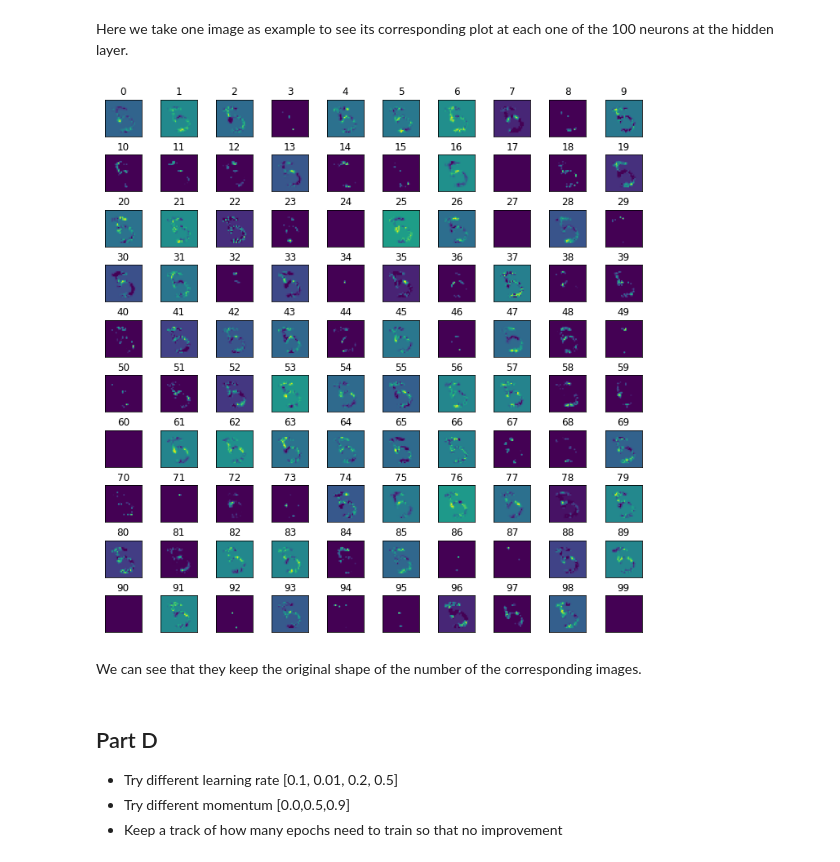
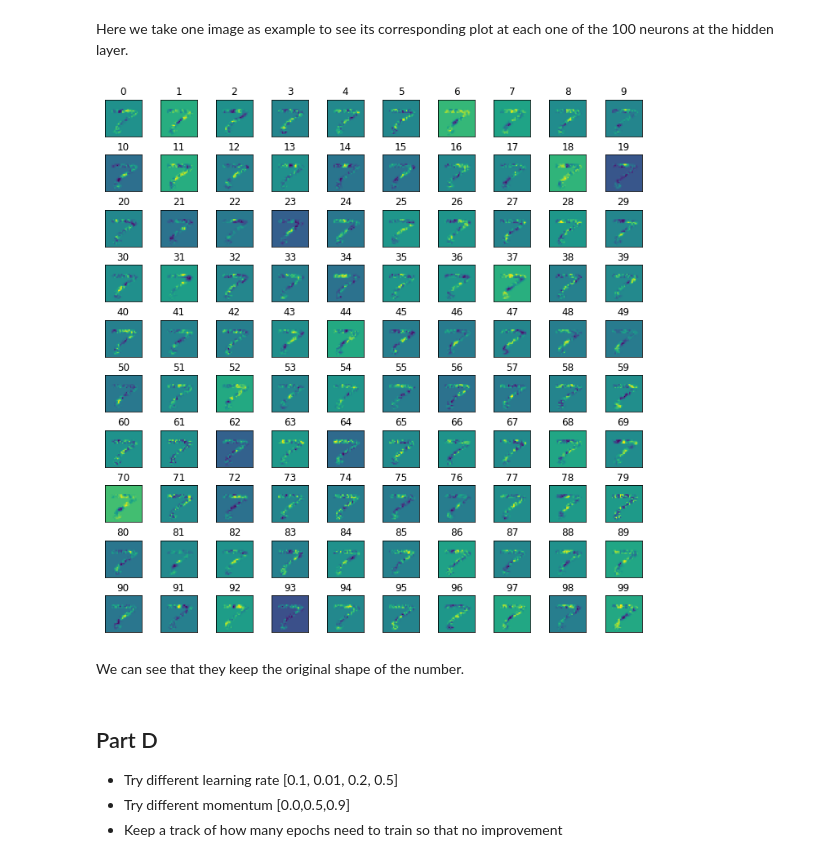
Before and after one commit to xdr100/5241HW, a Jupyter notebook: HW4Q5.ipynb, the cells around one changed output. Drawn from its saved outputs; the diff is of its cells as text; code cells hidden in the pictures.

```diff
--- a/HW4Q5.ipynb
+++ b/HW4Q5.ipynb
@@ -319,32 +319,32 @@ Here we take one image as example to see its corresponding plot at each one of t
 # %%
 #to load a single image
 for j, (img,labels) in enumerate(train_loader):
     if j==1:
       break
 
 weight=retrained_model[0].weight.data.clone()
-bias=retrained_model[0].bias.data.clone()
+#bias=retrained_model[0].bias.data.clone()
 
 fig = plt.figure(figsize=(12,12))
 outer = gridspec.GridSpec(10, 10, wspace=0.2, hspace=0.5)
 for i in range(100):
     inner = gridspec.GridSpecFromSubplotSpec(1, 1,
                       subplot_spec=outer[i], wspace=0.1, hspace=0.1)
 
 
     ax = plt.Subplot(fig, inner[0])
-    ttt=weight[i].cpu()*img[0]+bias[i].cpu()
-    ttt=np.maximum(ttt,0) #Relu
+    ttt=weight[i].cpu()*img[0]  #+bias[i].cpu()
+
     ax.imshow(ttt.reshape(28,28))
 
     ax.set_xticks([])
     ax.set_yticks([])
     ax.set_title(i)
     fig.add_subplot(ax)
 # %% [output]
-[figure, old version]
+[figure, new version]
 # %% [markdown]
-We can see that they keep the original shape of the number of the corresponding images.
+We can see that they keep the original shape of the number.
 # %% [markdown]
 ## Part D
  - Try different learning rate [0.1, 0.01, 0.2, 0.5]
```
Also changed, not shown: parts of 1 cell of this notebook.
